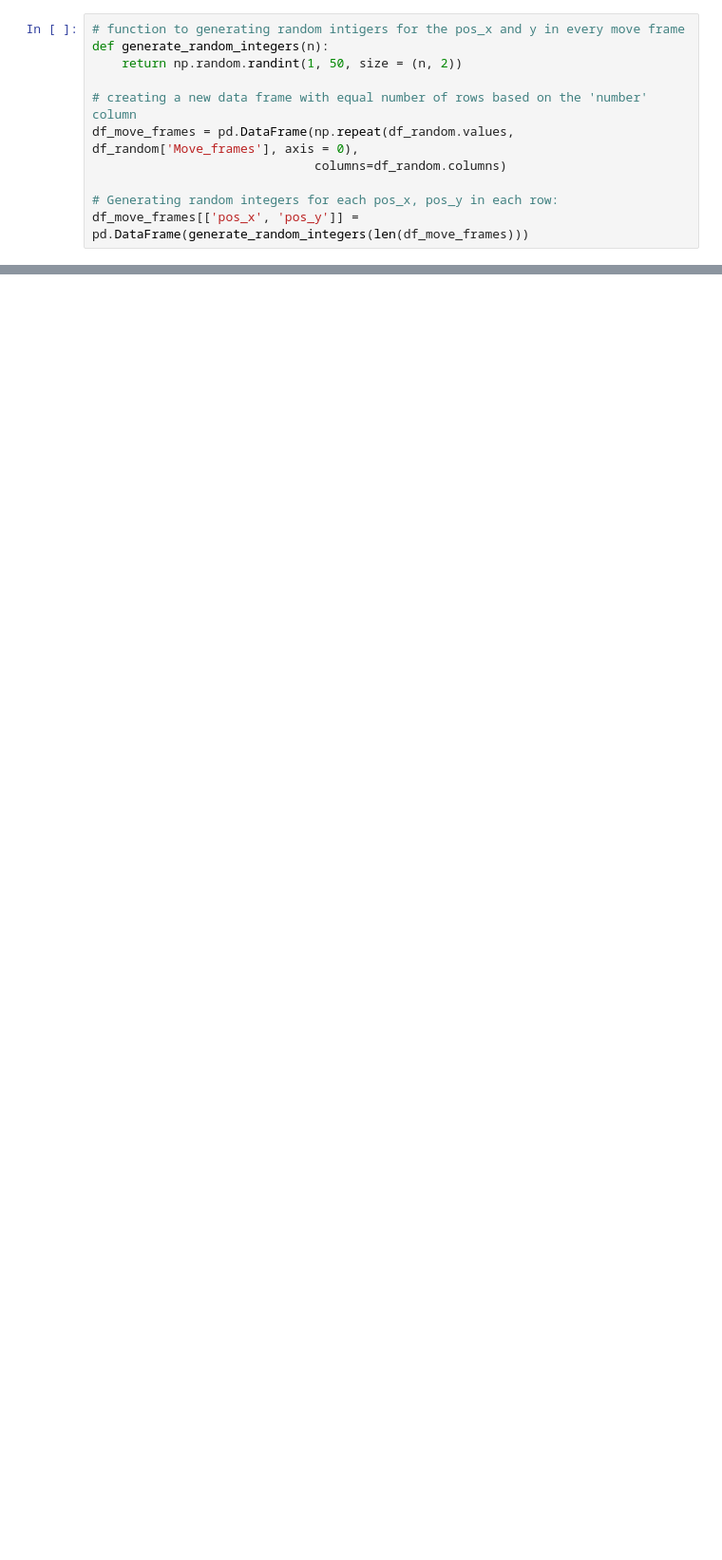
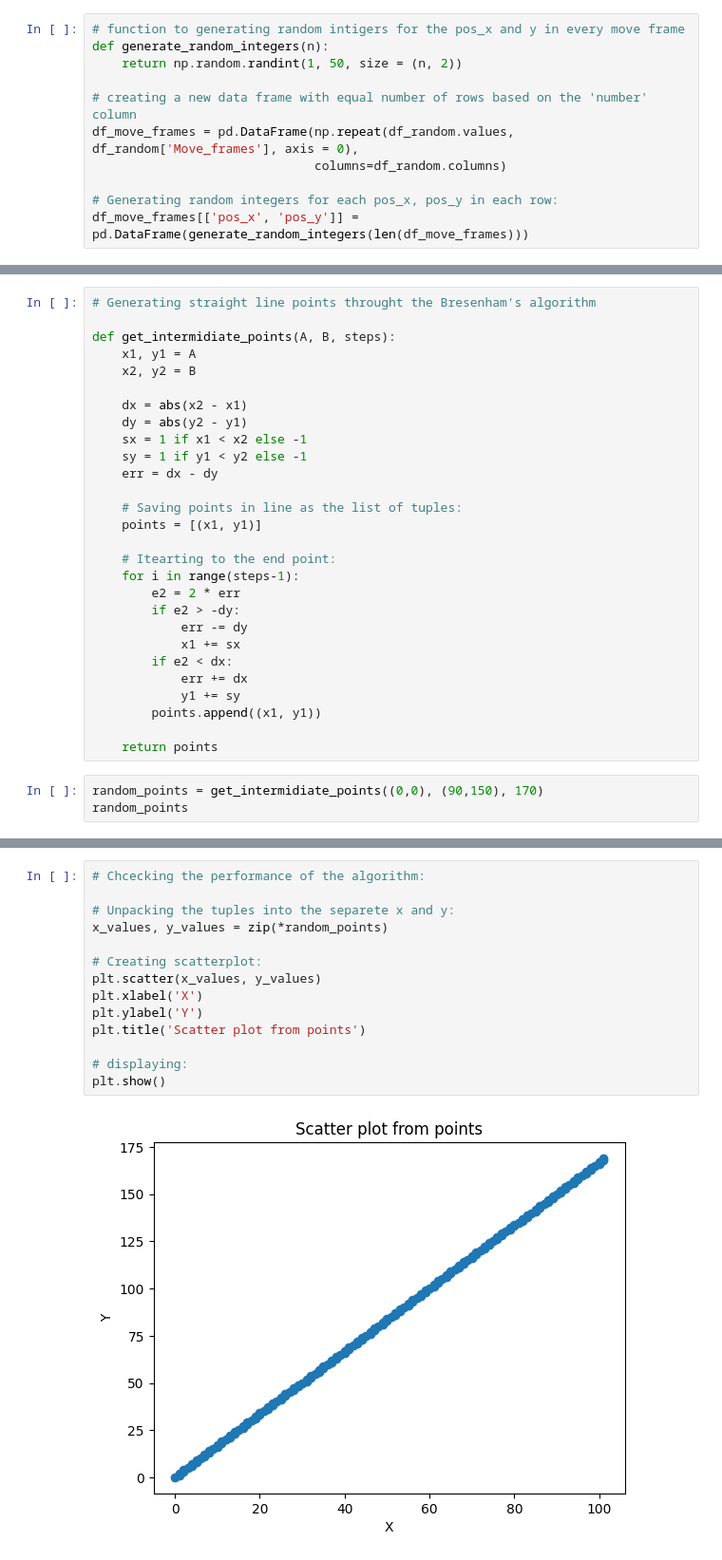
Before and after one commit to GentlemanFrog/Random_projects_python, a Jupyter notebook: Ranodom_jupiters_notes/Comparing_trajectories/Comparing_trajectories.ipynb, the cells around one changed output, grey strips where cells are left out. Shown at 95% size. Cells and saved outputs as stored; diff of their text form; blank space fills up the shorter version.

```diff
--- a/Ranodom_jupiters_notes/Comparing_trajectories/Comparing_trajectories.ipynb
+++ b/Ranodom_jupiters_notes/Comparing_trajectories/Comparing_trajectories.ipynb
@@ -66,0 +68,31 @@ df_move_frames
+# %%
+# Generating straight line points throught the Bresenham's algorithm
+
+def get_intermidiate_points(A, B, steps):
+    x1, y1 = A
+    x2, y2 = B
+
+    dx = abs(x2 - x1)
+    dy = abs(y2 - y1)
+    sx = 1 if x1 < x2 else -1
+    sy = 1 if y1 < y2 else -1
+    err = dx - dy
+
+    # Saving points in line as the list of tuples:
+    points = [(x1, y1)]
+
+    # Itearting to the end point:
+    for i in range(steps-1):
+        e2 = 2 * err
+        if e2 > -dy:
+            err -= dy
+            x1 += sx
+        if e2 < dx:
+            err += dx
+            y1 += sy
+        points.append((x1, y1))
+
+    return points
+# %%
+random_points = get_intermidiate_points((0,0), (90,150), 170)
+random_points
@@ -66,0 +117,16 @@ df_move_frames
+# %%
+# Chcecking the performance of the algorithm:
+
+# Unpacking the tuples into the separete x and y:
+x_values, y_values = zip(*random_points)
+
+# Creating scatterplot:
+plt.scatter(x_values, y_values)
+plt.xlabel('X')
+plt.ylabel('Y')
+plt.title('Scatter plot from points')
+
+# displaying:
+plt.show()
+# %% [output]
+[figure, added]
```
Also changed, not shown: parts of 4 cells of this notebook.
